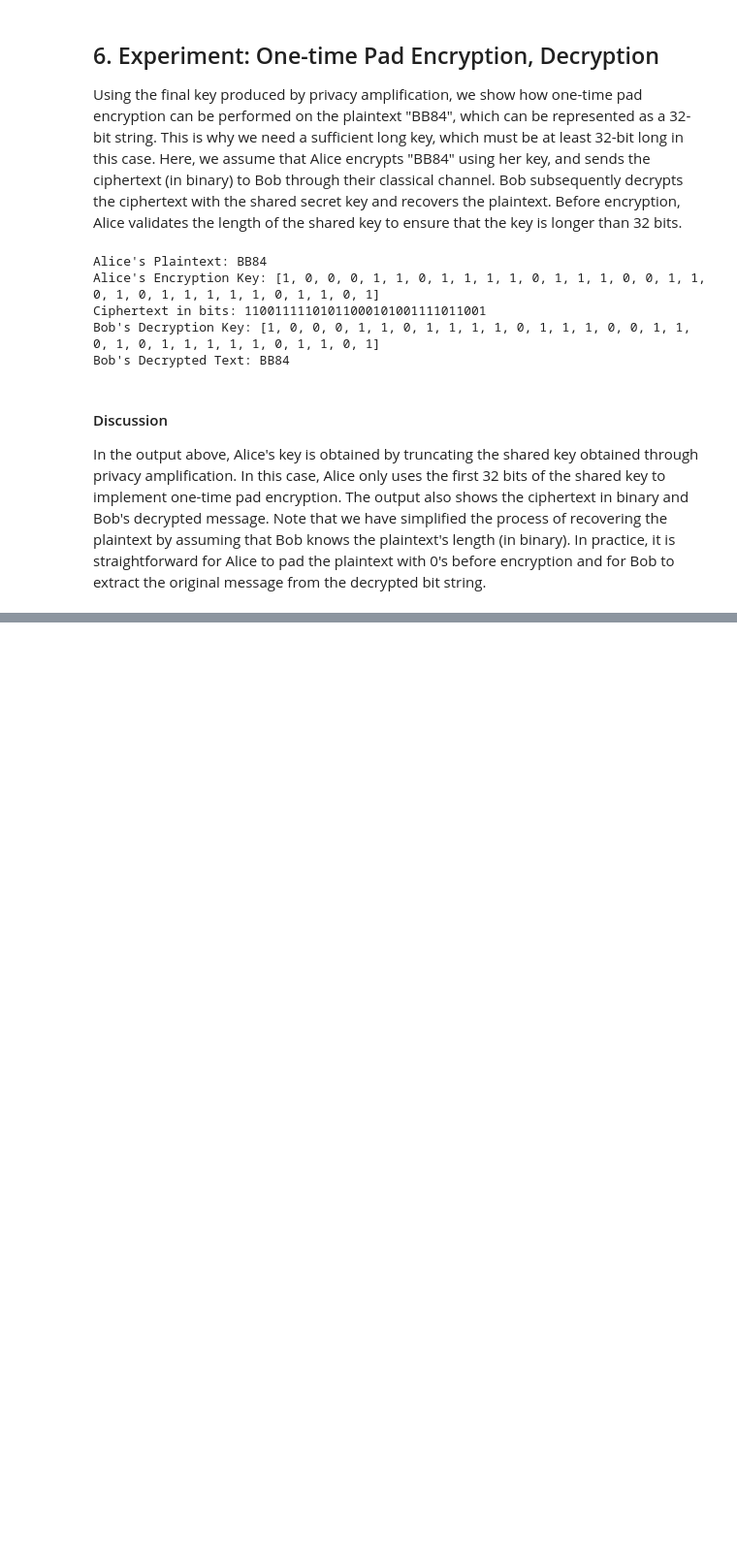
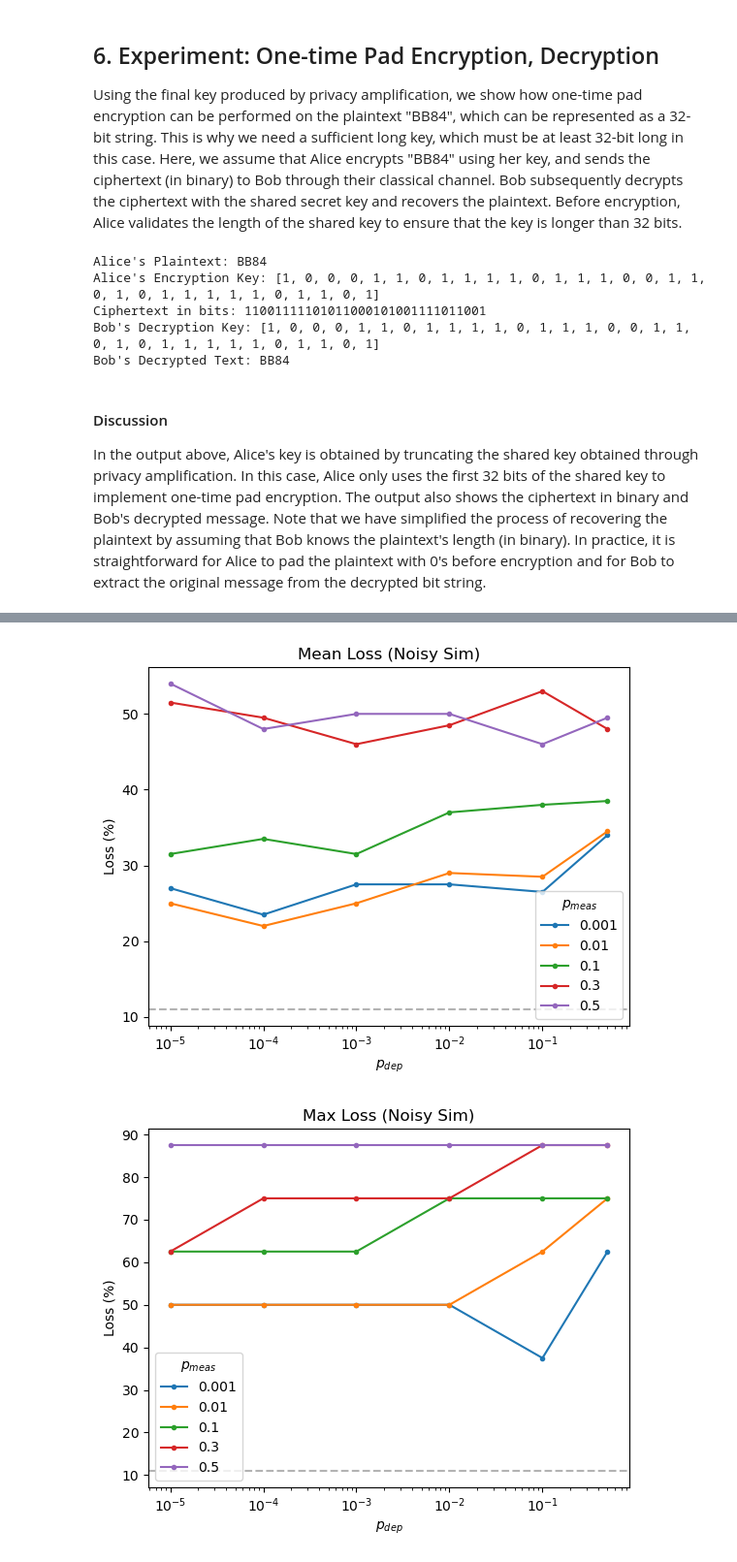
Before and after one commit to stm5340/EN.615.781.81.SP26_Final_Project, a Jupyter notebook: 615781_bb84_experiments.ipynb, the cells around one changed output, grey strips where cells are left out. Shown at 97% size. Drawn from its saved outputs; the diff is of its cells as text; code cells hidden in the pictures; blank space fills up the shorter version.

```diff
--- a/615781_bb84_experiments.ipynb
+++ b/615781_bb84_experiments.ipynb
@@ -1051,0 +1176,26 @@ In the output above, Alice's key is obtained by truncating the shared key obtain
+# %%
+if SWEEP_ERROR_RATES:
+    trial_num = 25
+    sim_sweep_results = {}
+    for p_depolarizing, msmt_dict in noisy_backends_sim.items():
+        #print(f"Depolarizing rate: {p_depolarizing}")
+        sim_sweep_results[p_depolarizing] = {}
+        for p_msmt, backend_inst in msmt_dict.items():
+            #print(f"Measurement error rate: {p_msmt}")
+            fidelities = []
+            losses = []
+            sim_sweep_results[p_depolarizing][p_msmt] = []
+            for trial in range(trial_num):
+                #print(".", end="")
+                sim_sweep_results[p_depolarizing][p_msmt].append(eavesdropper_experiment(trial, losses, fidelities, backend=backend_inst, quiet = True))
+            #print("")
+    if SAVE_DATA:
+        with open("experiment3_2_sweep.pkl", "wb") as fid:
+            pickle.dump(sim_sweep_results, fid)
+    print("\nSweep complete")
+else:
+    print("Not sweeping over error rates (warning: the sweep takes a long time to run)")
+    sim_sweep_results = None
+    if os.path.exists("./experiment3_2_sweep.pkl"):
+        with open("./experiment3_2_sweep.pkl", "rb") as fid:
+            sim_sweep_results = pickle.load(fid)
@@ -1051,0 +1204,20 @@ In the output above, Alice's key is obtained by truncating the shared key obtain
+# %%
+if sim_sweep_results is not None:
+    loss_grid = np.zeros((len(p_depolarizing_array), len(p_msmt_array)))
+    max_loss_grid = np.zeros_like(loss_grid)
+    for pdepidx, pdef in enumerate(p_depolarizing_array):
+        for pmidx, pm in enumerate(p_msmt_array):
+            try:
+                losslist = [vv["stats"]["loss"] for vv in sim_sweep_results[pdef][pm]]
+                loss_grid[pdepidx, pmidx] = np.mean(losslist)
+                max_loss_grid[pdepidx, pmidx] = np.max(losslist)
+            except:
+                print(pdepidx, pmidx)
+                print(pm)
+                print(losslist)
+                raise
+    exp3_dfloss = make_loss_plot(loss_grid, figname="exp32meanloss")
+    dxp3_dfloss_max = make_loss_plot(max_loss_grid, figname="exp32maxloss", title="Max Loss (Noisy Sim)")
+# %% [output]
+[figure, added]
+[figure, added]
```
Also changed, not shown: parts of 13 cells of this notebook.
